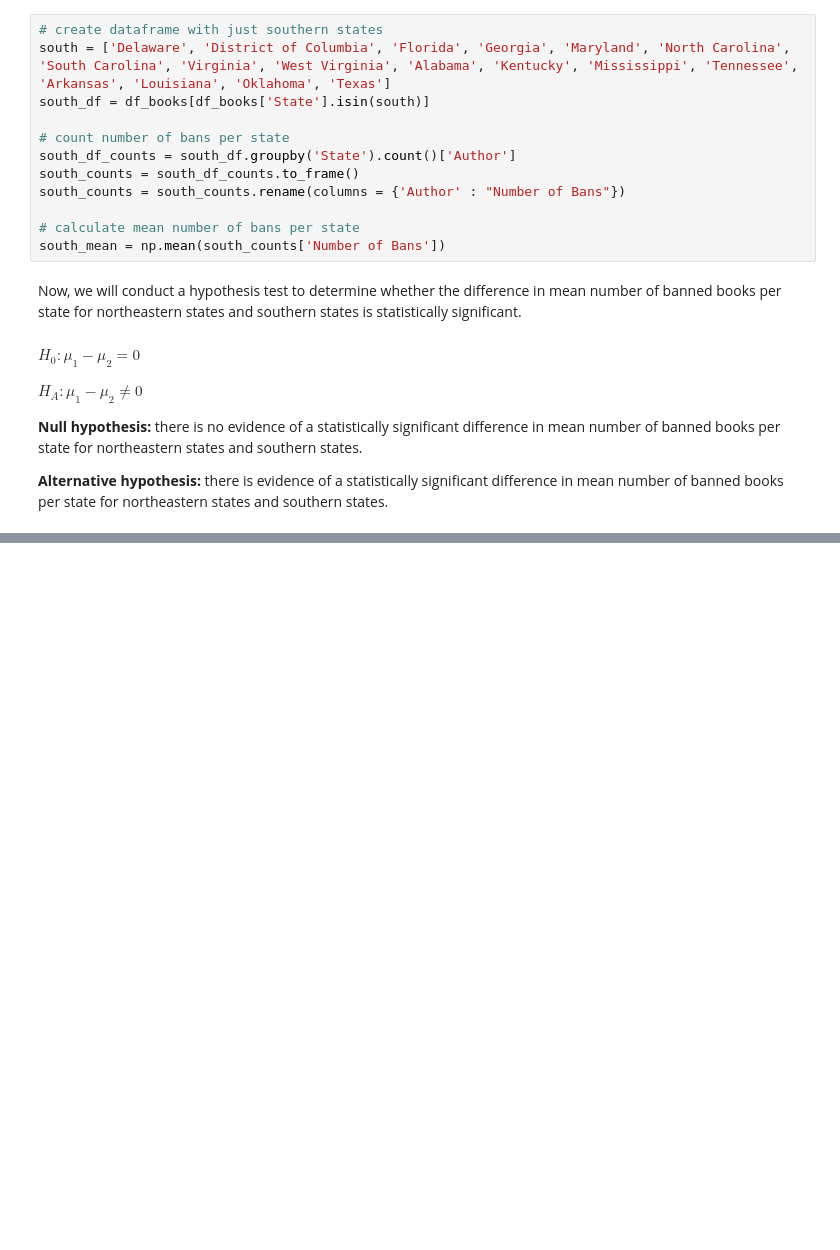
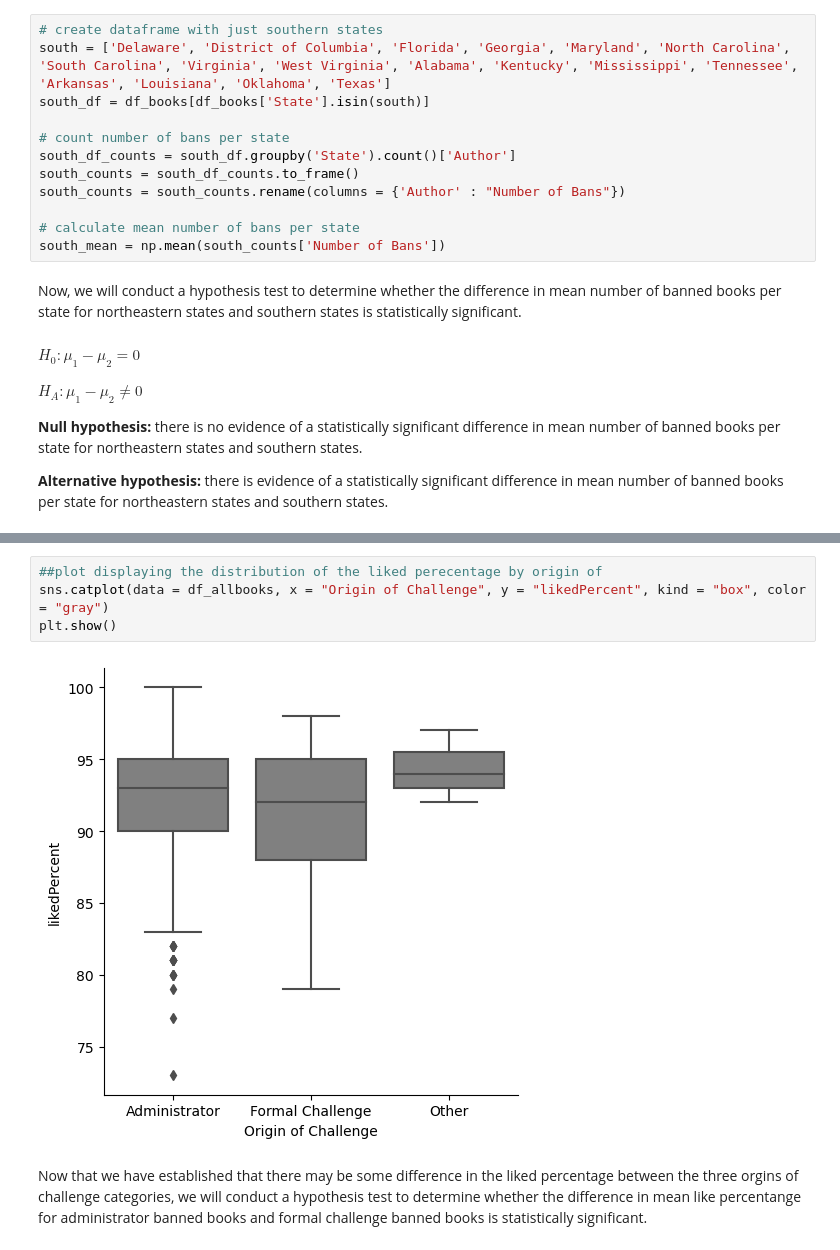
Before and after one commit to yashadoddabele/bannedbooks_project, a Jupyter notebook: bannedbooks.ipynb, the cells around one changed output, grey strips where cells are left out. Cells and saved outputs as stored; diff of their text form; blank space fills up the shorter version.

```diff
--- a/bannedbooks.ipynb
+++ b/bannedbooks.ipynb
@@ -223,0 +262,8 @@ josh test
+# %%
+##plot displaying the distribution of the liked perecentage by origin of
+sns.catplot(data = df_allbooks, x = "Origin of Challenge", y = "likedPercent", kind = "box", color = "gray")
+plt.show()
+# %% [output]
+[figure, added]
+# %% [markdown]
+Now that we have established that there may be some difference in the liked percentage between the three orgins of challenge categories, we will conduct a hypothesis test to determine whether the difference in mean like percentange for administrator banned books and formal challenge banned books is statistically significant.
```
Also changed, not shown: parts of 10 cells of this notebook.
